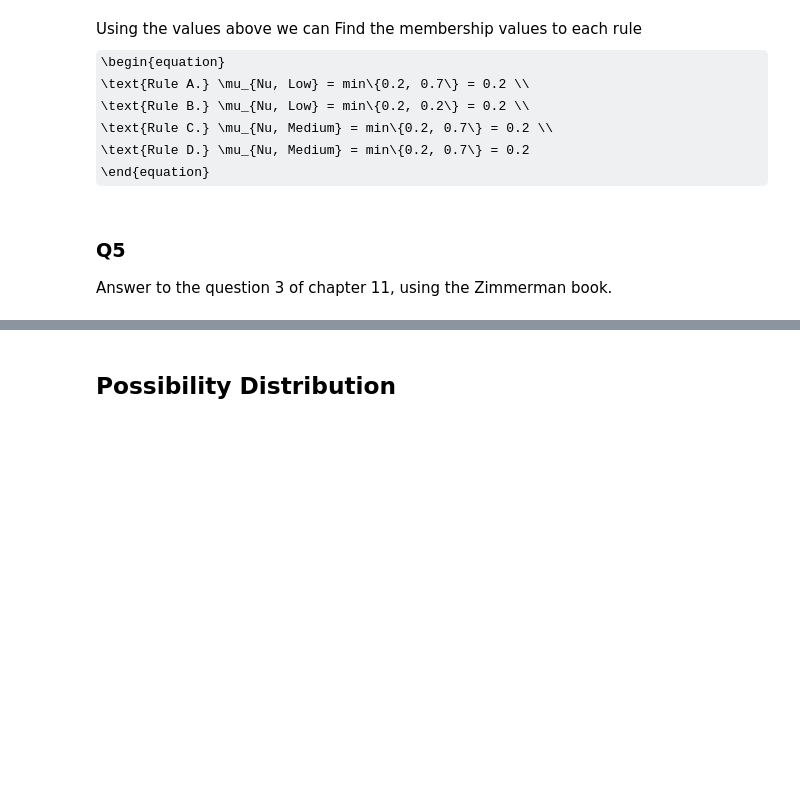
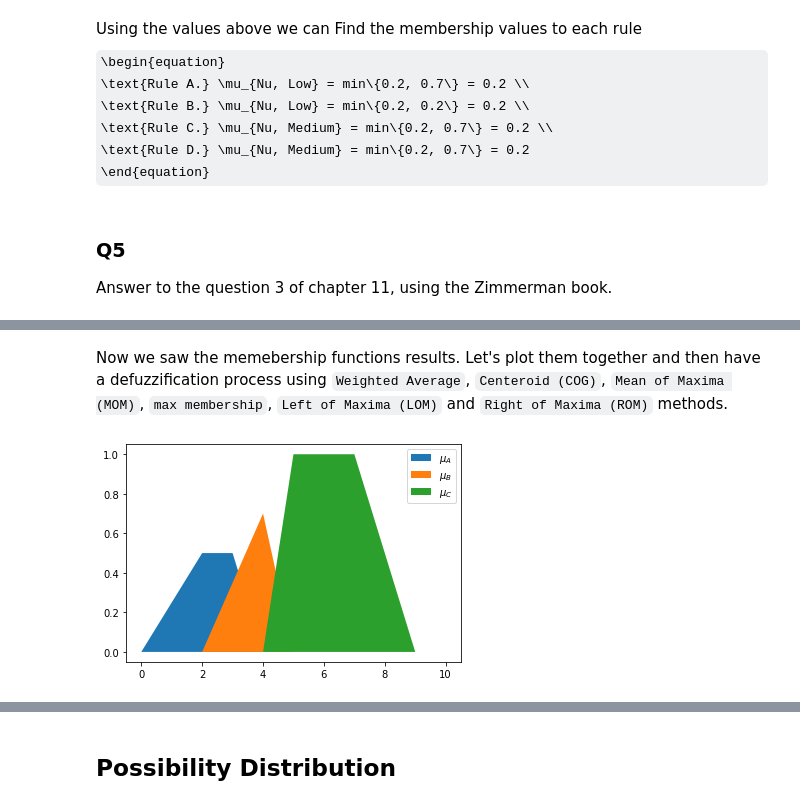
Before and after one commit to amindadgar/Fuzzy-Systems, a Jupyter notebook: HW3/Answers/main.ipynb, the cells around one changed output, grey strips where cells are left out. Saved outputs shown, nothing was run; the diff lists cells and outputs as text; code cells hidden in the pictures; some formulas as TeX source; blank space fills up the shorter version.

```diff
--- a/HW3/Answers/main.ipynb
+++ b/HW3/Answers/main.ipynb
@@ -450,0 +510,13 @@ plt.show()
+# %% [markdown]
+Now we saw the memebership functions results. Let's plot them together and then have a defuzzification process using `Weighted Average`, `Centeroid (COG)`, `Mean of Maxima (MOM)`, `max membership`, `Left of Maxima (LOM)` and `Right of Maxima (ROM)` methods.
+# %%
+## The union of the results is as below
+plt.fill(x, mu_A)
+plt.fill(x, mu_B)
+plt.fill(x, mu_C)
+
+plt.legend(['$\mu_A$', '$\mu_B$', '$\mu_C$'])
+
+plt.show()
+# %% [output]
+[figure, added]
```
Also changed, not shown: parts of 76 cells of this notebook.
